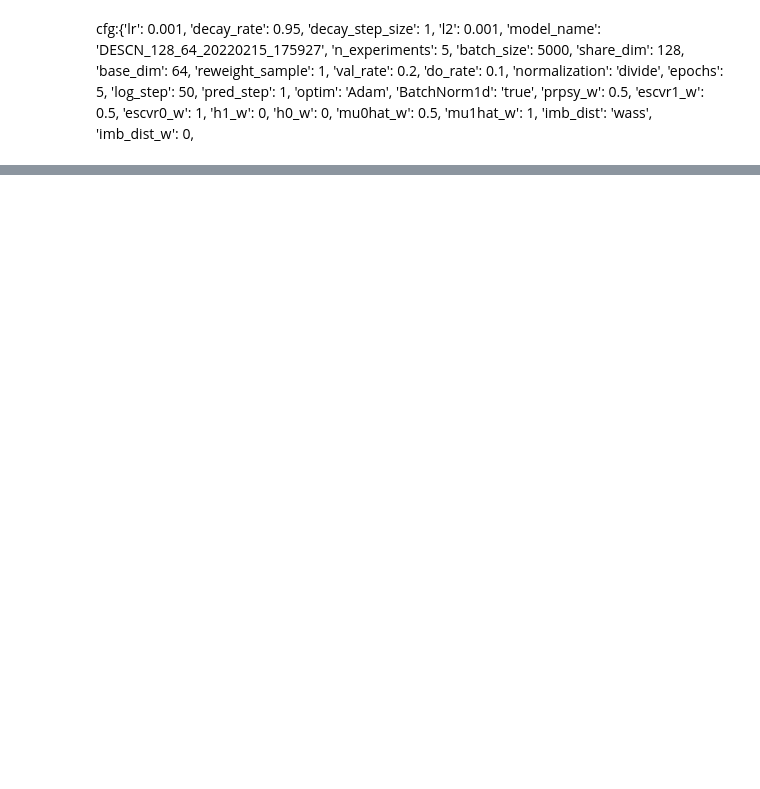
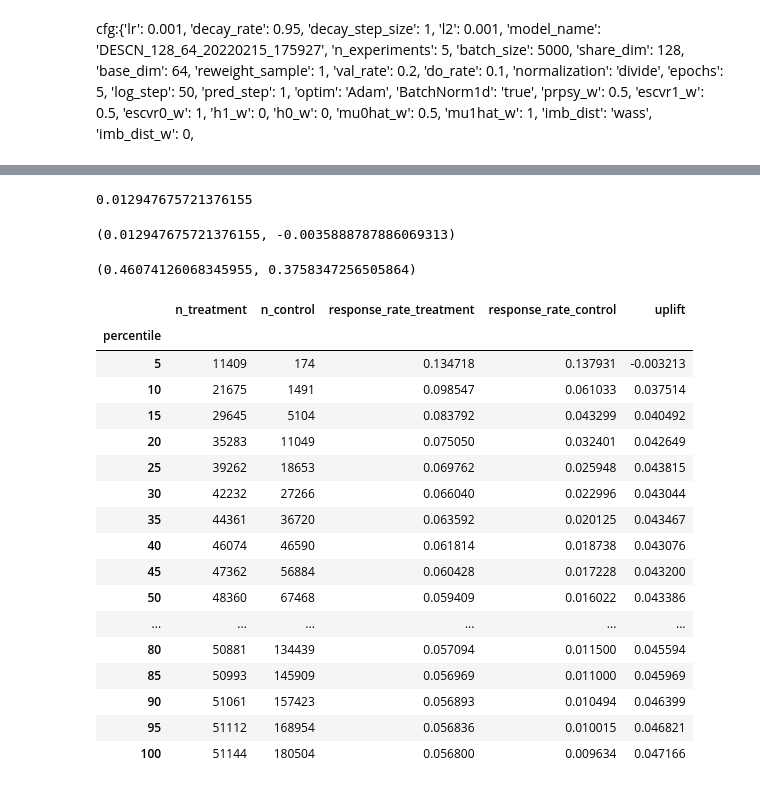
Before and after one commit to OganyanRV/UpliftModelingResearch, a Jupyter notebook: notebooks/TEST DESCNN.ipynb, the cells around one changed output, grey strips where cells are left out. Saved outputs shown, nothing was run; the diff lists cells and outputs as text; code cells hidden in the pictures; blank space fills up the shorter version.

```diff
--- a/notebooks/TEST DESCNN.ipynb
+++ b/notebooks/TEST DESCNN.ipynb
@@ -31,23 +34,23 @@ input_size
 # %%
 params = {
     'input_dim': input_size,             # Должно быть задано в соответствии с данными
-    'share_dim': [32], # Варианты размерности общих слоев
-    'base_dim': [32],   # Варианты размерности базовых слоев
+    'share_dim': [512], # Варианты размерности общих слоев
+    'base_dim': [256],   # Варианты размерности базовых слоев
     'do_rate': [0.1],  # Варианты dropout
     'batch_norm': True, # Использование BatchNorm
-    'normalization': 'none', # Тип нормализации
+    'normalization': 'divide', # Тип нормализации
     'prpsy_w': 0.5,   # Вес для потери пропенсити
     'escvr1_w': 0.5,  # Вес для потери ESTR
     'escvr0_w': 1.0,  # Вес для потери ESCR
     'mu1hat_w': 1.0,  # Вес для перекрестной потери TR
     'mu0hat_w': 0.5,  # Вес для перекрестной потери CR
-    'batch_size': 32,
-    'gradient_accumulation_steps' : 1,
+    'batch_size': 128,
+    'gradient_accumulation_steps' : 4,
     'optimizer':
         {
             'name': 'Adam',
-            'lr': 0.001,
-            'weight_decay': 0.0001
+            'lr': 0.005,
+            'weight_decay': 0.001
         },
     'epochs': 5
 }
@@ -125,0 +190,2 @@ model.config
+# %%
+preds = model.predict(test)
@@ -125,0 +200,2 @@ model.config
+# %%
+df = preds["df"]
@@ -125,0 +218,4 @@ model.config
+# %%
+get_auuc(new2_df)
+# %% [output]
+0.012947675721376155
@@ -125,0 +224,8 @@ model.config
+# %%
+get_auuc(new2_df), get_auuc(df)
+# %% [output]
+(0.012947675721376155, -0.0035888787886069313)
+# %%
+get_qini(new2_df), get_qini(df)
+# %% [output]
+(0.46074126068345955, 0.3758347256505864)
@@ -125,0 +234,22 @@ model.config
+# %%
+uplift_by_percentile_CUM(df[COL_TARGET], df["score"],
+                                                df[COL_TREATMENT], strategy='overall', bins=20)
+# %% [output]
+|  | n_treatment | n_control | response_rate_treatment | response_rate_control | uplift |
+| percentile |  |  |  |  |  |
+| 5 | 11409 | 174 | 0.134718 | 0.137931 | -0.003213 |
+| 10 | 21675 | 1491 | 0.098547 | 0.061033 | 0.037514 |
+| 15 | 29645 | 5104 | 0.083792 | 0.043299 | 0.040492 |
+| 20 | 35283 | 11049 | 0.075050 | 0.032401 | 0.042649 |
+| 25 | 39262 | 18653 | 0.069762 | 0.025948 | 0.043815 |
+| 30 | 42232 | 27266 | 0.066040 | 0.022996 | 0.043044 |
+| 35 | 44361 | 36720 | 0.063592 | 0.020125 | 0.043467 |
+| 40 | 46074 | 46590 | 0.061814 | 0.018738 | 0.043076 |
+| 45 | 47362 | 56884 | 0.060428 | 0.017228 | 0.043200 |
+| 50 | 48360 | 67468 | 0.059409 | 0.016022 | 0.043386 |
+| ... | ... | ... | ... | ... | ... |
+| 80 | 50881 | 134439 | 0.057094 | 0.011500 | 0.045594 |
+| 85 | 50993 | 145909 | 0.056969 | 0.011000 | 0.045969 |
+| 90 | 51061 | 157423 | 0.056893 | 0.010494 | 0.046399 |
+| 95 | 51112 | 168954 | 0.056836 | 0.010015 | 0.046821 |
+| 100 | 51144 | 180504 | 0.056800 | 0.009634 | 0.047166 |
```
Also changed, not shown: parts of 26 cells of this notebook, 5 other files.
